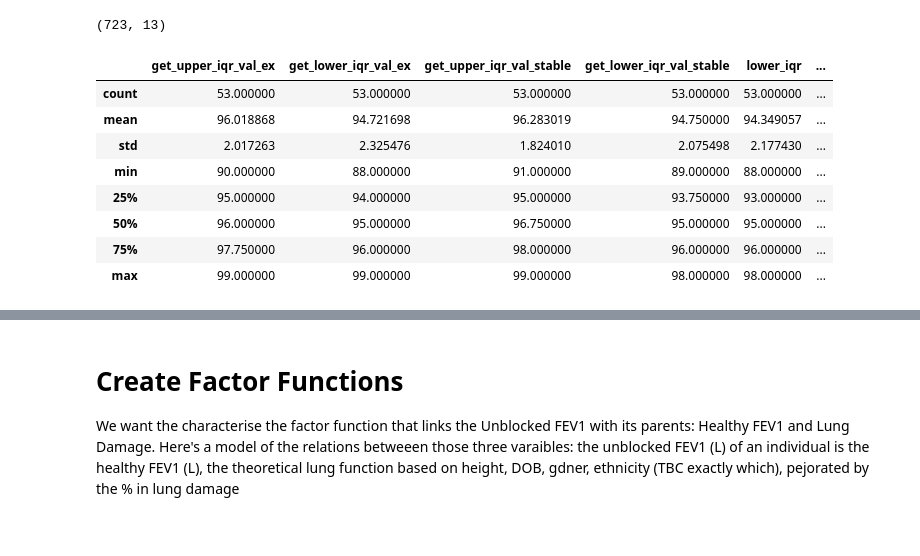
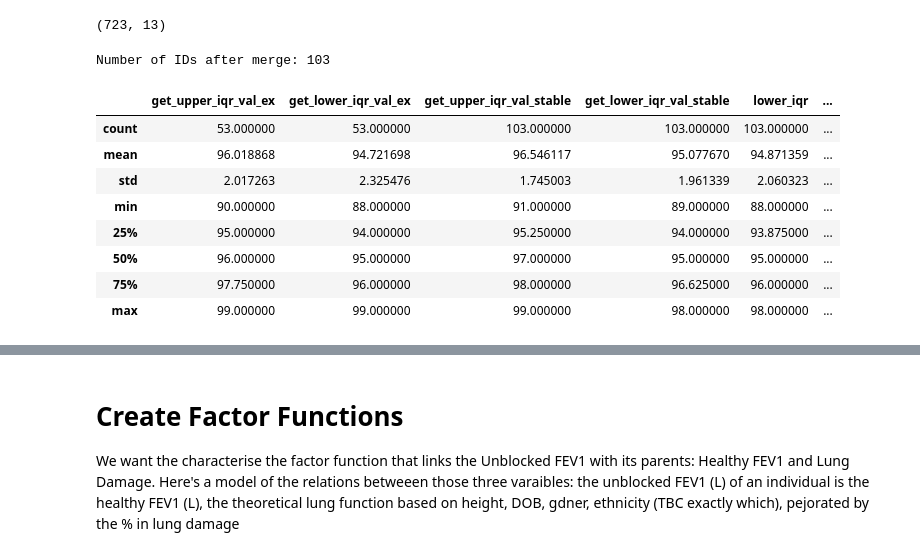
Before and after one commit to tristantreb/phd, a Jupyter notebook: src/O2-FEV1 analysis/O2 FEV1 analysis.ipynb, the cells around one changed output, grey strips where cells are left out. Cells and saved outputs as stored; diff of their text form; code cells hidden in the pictures.

```diff
--- a/src/O2-FEV1 analysis/O2 FEV1 analysis.ipynb
+++ b/src/O2-FEV1 analysis/O2 FEV1 analysis.ipynb
@@ -509,42 +669,46 @@ fig.show()
 # 3 groups of patients can be identified:
 # iqr < 94, i.e. max iqr < 94
 # iqr in [94, 96], i.e. min iq >= 94 and max iqr <= 96
 # iqr > 96, i.e. min iqr > 96
 
 # Because of the data imbalance (much more recordings in stable period), the IQR min is often lower for stable than for ex, surprisingly.
 
 # Let's plot distribution of O2 saturation for measurements made in ex and stable periods for each group
 
 # Compute the interquartile range of O2 saturation during exacerbation periods
 def get_upper_iqr_val(series):
   return series.quantile(0.75)
 def get_lower_iqr_val(series):
   return series.quantile(0.25)
 def get_median(series):
   return series.quantile(0.5)
 def get_mean(series):
   return series.mean()
 
 # Create a DataFrame with the interquartile range of O2 saturation during exacerbation periods for each patient
 df_iqr_ex = full[full['Is Exacerbated']==True].groupby('ID')['O2 Saturation'].agg([get_upper_iqr_val, get_lower_iqr_val]).reset_index()
 df_iqr_stable = full[full['Is Exacerbated']==False].groupby('ID')['O2 Saturation'].agg([get_upper_iqr_val, get_lower_iqr_val]).reset_index()
 
-# Merge the two DataFrames
-df_iqr = df_iqr_ex.merge(df_iqr_stable, on='ID', suffixes=('_ex', '_stable'))
+# Merge the two DataFrames - do an outer join to keep IDs with stable labels
+df_iqr = df_iqr_ex.merge(df_iqr_stable, how='outer', on='ID', suffixes=('_ex', '_stable'))
+
+print("Number of IDs after merge: {}".format(df_iqr.shape[0]))
+
 df_iqr['lower_iqr'] = df_iqr[['get_lower_iqr_val_ex', 'get_lower_iqr_val_stable']].min(axis=1)
 df_iqr['upper_iqr'] = df_iqr[['get_upper_iqr_val_ex', 'get_upper_iqr_val_stable']].max(axis=1)
 df_iqr['Median'] = full.groupby('ID')['O2 Saturation'].agg(get_median).reset_index()['O2 Saturation']
 df_iqr['Mean'] = full.groupby('ID')['O2 Saturation'].agg(get_mean).reset_index()['O2 Saturation']
 df_iqr.describe()
 # %% [output]
+Number of IDs after merge: 103
 |  | get_upper_iqr_val_ex | get_lower_iqr_val_ex | get_upper_iqr_val_stable | get_lower_iqr_val_stable | lower_iqr | ... |
-| count | 53.000000 | 53.000000 | 53.000000 | 53.000000 | 53.000000 | ... |
-| mean | 96.018868 | 94.721698 | 96.283019 | 94.750000 | 94.349057 | ... |
-| std | 2.017263 | 2.325476 | 1.824010 | 2.075498 | 2.177430 | ... |
+| count | 53.000000 | 53.000000 | 103.000000 | 103.000000 | 103.000000 | ... |
+| mean | 96.018868 | 94.721698 | 96.546117 | 95.077670 | 94.871359 | ... |
+| std | 2.017263 | 2.325476 | 1.745003 | 1.961339 | 2.060323 | ... |
 | min | 90.000000 | 88.000000 | 91.000000 | 89.000000 | 88.000000 | ... |
-| 25% | 95.000000 | 94.000000 | 95.000000 | 93.750000 | 93.000000 | ... |
-| 50% | 96.000000 | 95.000000 | 96.750000 | 95.000000 | 95.000000 | ... |
-| 75% | 97.750000 | 96.000000 | 98.000000 | 96.000000 | 96.000000 | ... |
+| 25% | 95.000000 | 94.000000 | 95.250000 | 94.000000 | 93.875000 | ... |
+| 50% | 96.000000 | 95.000000 | 97.000000 | 95.000000 | 95.000000 | ... |
+| 75% | 97.750000 | 96.000000 | 98.000000 | 96.625000 | 96.000000 | ... |
 | max | 99.000000 | 99.000000 | 99.000000 | 98.000000 | 98.000000 | ... |
 # %%
 def set_o2_sat_iqr(df):
```
Also changed, not shown: parts of 17 cells of this notebook.
